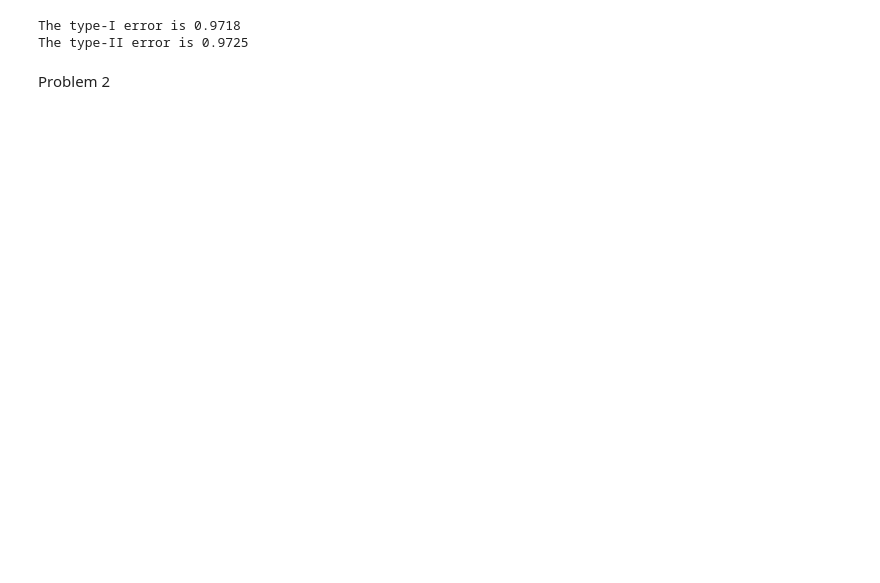
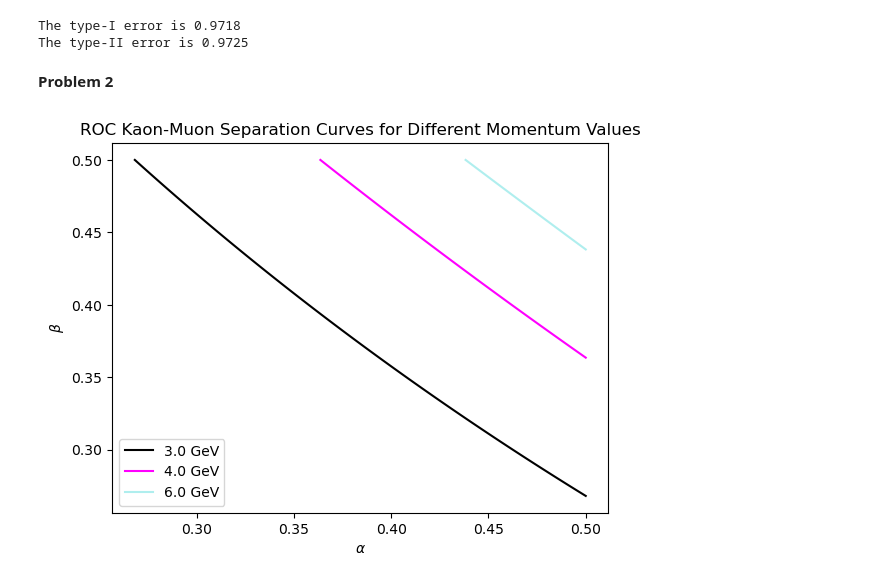
Before and after one commit to wly-wang/DAML23-24, a Jupyter notebook: Wk9/wk9_s2106059_cp5.ipynb, the cells around one changed output. Cells and saved outputs as stored; diff of their text form; code cells hidden in the pictures; blank space fills up the shorter version.

```diff
--- a/Wk9/wk9_s2106059_cp5.ipynb
+++ b/Wk9/wk9_s2106059_cp5.ipynb
@@ -68,12 +69,12 @@ class Gaussian(object):
     # Evaluate the integral of the pdf within limits #
     #————————————————————————————————————————————————#
 
-    def integrateBelow(self, loBound=loBound_distribution, midBound):
-        integral_result, integral_err = quad(self.evaluate, loBound, highBound)
+    def integrateBelow(self, midBound):
+        integral_result, integral_err = quad(self.evaluate, self.loBound_distribution, midBound)
         return integral_result
 
-    def integrateAbove(self, midBound, highBound=hiBound_distribution):
-        integral_result, integral_err = quad(self.evaluate, loBound, highBound)
+    def integrateAbove(self, midBound):
+        integral_result, integral_err = quad(self.evaluate, midBound, self.hiBound_distribution)
         return integral_result
 
 
@@ -168,5 +176,3 @@ run_Q1()
 # %% [output]
 The type-I error is 0.9718
 The type-II error is 0.9725
-# %% [markdown]
-Problem 2
@@ -185,0 +179,38 @@ def run_Q2():
+# %% [markdown]
+**Problem 2**
+# %%
+def run_Q2():
+
+    # Define relevant parameters
+    k_mass = 493.7 # MeV/c^2
+    pi_mass = 139.6 # MeV/c^2
+    scintCountersDist = 20 # m
+    c = 1 # naturnal unit
+    timeResMean = 0.4 #ns
+
+    p1 = 3e3      # MeV/c
+    p2 = 4e3      # MeV/c
+    p3 = 6e3      # MeV/c
+
+    # Initialize ROC classes for each momentum
+    p1_roc = ROC(p1, timeResMean, k_mass, pi_mass,scintCountersDist, c)
+    p2_roc = ROC(p2, timeResMean, k_mass, pi_mass,scintCountersDist, c)
+    p3_roc = ROC(p3, timeResMean, k_mass, pi_mass,scintCountersDist, c)
+
+    alphas1, betas1 = p1_roc.calc_ROC()
+    alphas2, betas2 = p2_roc.calc_ROC()
+    alphas3, betas3 = p3_roc.calc_ROC()
+
+    plt.plot(alphas1, betas1, c="black", label="%s GeV" % (p1/1e3))
+    plt.plot(alphas2, betas2, c="magenta", label="%s GeV" % (p2/1e3))
+    plt.plot(alphas3, betas3, c="paleturquoise", label="%s GeV" % (p3/1e3))
+
+    plt.xlabel(r"$\alpha$")
+    plt.ylabel(r"$\beta$")
+    plt.title("ROC Kaon-Muon Separation Curves for Different Momentum Values")
+    plt.legend()
+    plt.show()
+# %%
+run_Q2()
+# %% [output]
+[figure, added]
```
Also changed, not shown: parts of 12 cells of this notebook.
